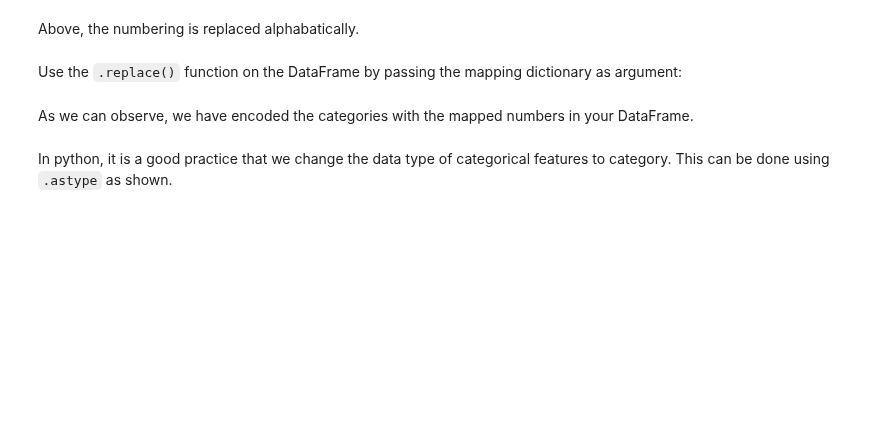
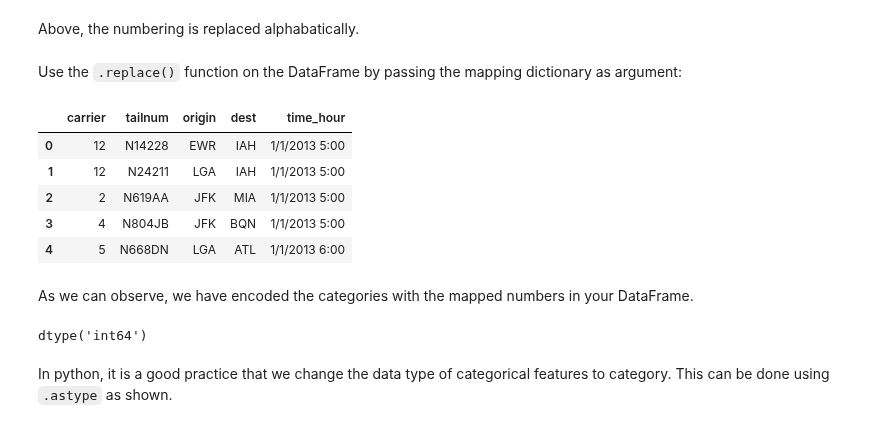
Before and after one commit to deepakk7195/IISC_CDS_DS, a Jupyter notebook: Handling_Categorical_vars_Ast2.ipynb, the cells around one changed output. Drawn from its saved outputs; the diff is of its cells as text; code cells hidden in the pictures; blank space fills up the shorter version.

```diff
--- a/Handling_Categorical_vars_Ast2.ipynb
+++ b/Handling_Categorical_vars_Ast2.ipynb
@@ -369,5 +423,10 @@ map_dict
 # %%
 labels = cat_nyc_flights['carrier'].astype('category').cat.categories.tolist()
+print(labels)
 #YOUR CODE HERE
-
-print(replace_map_dict)
+kjdds = list(range(1,len(labels)+1))
+print(kjdds)
+hjbds = zip(labels,kjdds)
+print(hjbds)
+replace_map_dict = {'carrier' : {k: v for k,v in hjbds}}
+# print(replace_map_dict)
@@ -376,17 +439,27 @@ Above, the numbering is replaced alphabatically.
 # %%
 # make a copy of data
 #YOUR CODE HERE
+cat_nyc_flights_cp = cat_nyc_flights.copy()
 # %% [markdown]
 Use the `.replace()` function on the DataFrame by passing the mapping dictionary as argument:
 # %%
-cat_nyc_flights_replace.replace(replace_map_dict, inplace=True)
-
-cat_nyc_flights_replace.head()
+cat_nyc_flights_cp.replace(replace_map_dict, inplace=True)
+cat_nyc_flights_cp.head()
+# %% [output]
+|  | carrier | tailnum | origin | dest | time_hour |
+| 0 | 12 | N14228 | EWR | IAH | 1/1/2013 5:00 |
+| 1 | 12 | N24211 | LGA | IAH | 1/1/2013 5:00 |
+| 2 | 2 | N619AA | JFK | MIA | 1/1/2013 5:00 |
+| 3 | 4 | N804JB | JFK | BQN | 1/1/2013 5:00 |
+| 4 | 5 | N668DN | LGA | ATL | 1/1/2013 6:00 |
 # %% [markdown]
 As we can observe, we have encoded the categories with the mapped numbers in your DataFrame.
 # %%
 # checking the data type
 #YOUR CODE HERE
+cat_nyc_flights_cp['carrier'].dtype
+# %% [output]
+dtype('int64')
 # %% [markdown]
 In python, it is a good practice that we change the data type of categorical features to category. This can be done using `.astype` as shown.
 # %%
```
Also changed, not shown: parts of 30 cells of this notebook.
